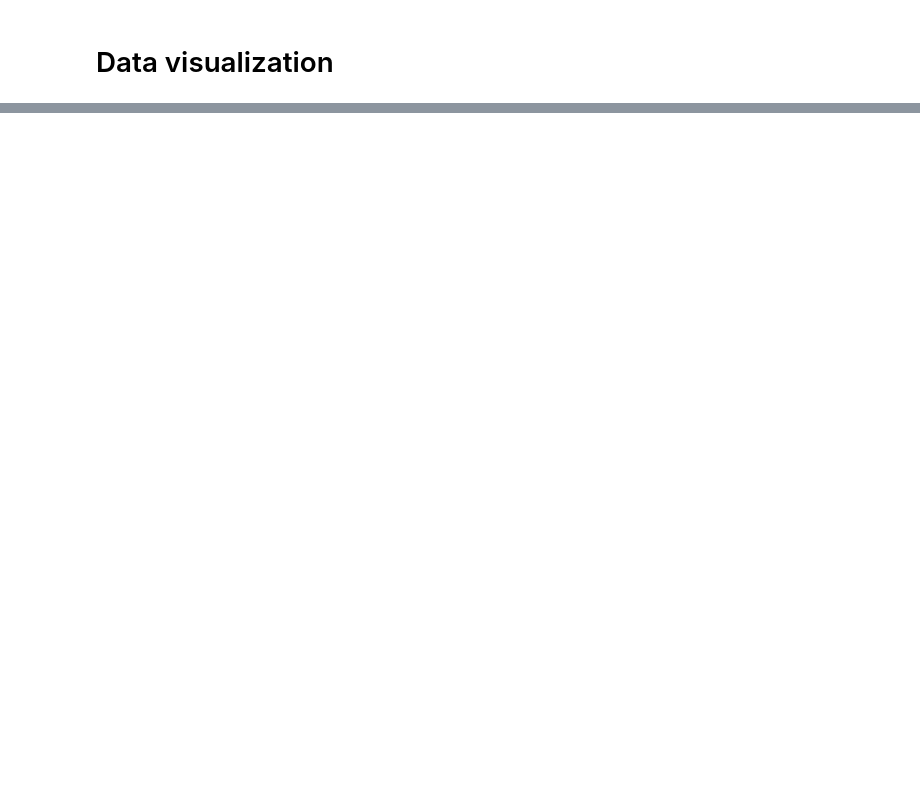
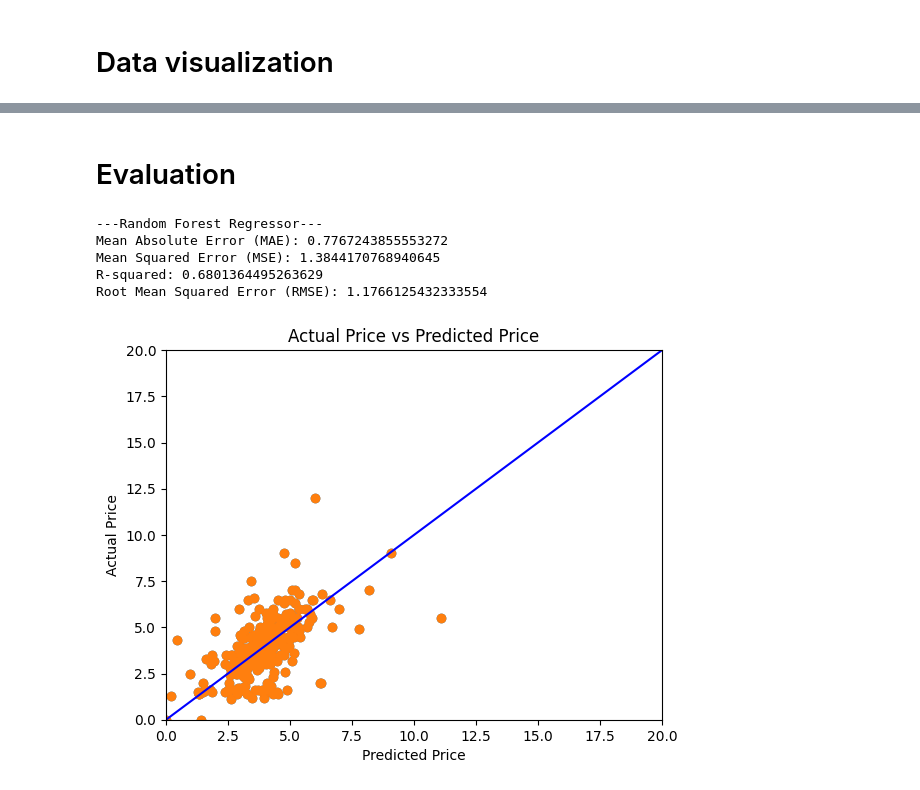
Before and after one commit to bkrental/website-crawler-service, a Jupyter notebook: website_scraper/models/price_predicting_model.ipynb, the cells around one changed output, grey strips where cells are left out. Saved outputs shown, nothing was run; the diff lists cells and outputs as text; code cells hidden in the pictures; blank space fills up the shorter version.

```diff
--- a/website_scraper/models/price_predicting_model.ipynb
+++ b/website_scraper/models/price_predicting_model.ipynb
@@ -49,0 +96,9 @@ plt.show()
+# %%
+# Change province, ward, street from categorical to numerical value
+from sklearn.preprocessing import LabelEncoder
+
+le = LabelEncoder()
+df["district"] = le.fit_transform(df['district'])
+df["province"] = le.fit_transform(df['province'])
+df["ward"] = le.fit_transform(df['ward'])
+df.head()
@@ -49,0 +112,9 @@ plt.show()
+# %%
+X = df.drop('price', axis=1)
+y = df['price']
+X_train, X_test, y_train, y_test = train_test_split(X, y, test_size=0.05, random_state=42)
+# %%
+re_model = RandomForestRegressor(n_estimators=100, random_state=42)
+re_model.fit(X_train, y_train)
+y_pred = re_model.predict(X_test)
+y_pred
@@ -49,0 +139,56 @@ plt.show()
+# %% [markdown]
+# Evaluation
+# %%
+from sklearn.metrics import mean_absolute_error, mean_squared_error, r2_score
+from sklearn.metrics import mean_absolute_error
+
+# Predict the target variable
+y_pred = re_model.predict(X_test)
+
+print('---Random Forest Regressor---')
+
+# Calculate the MAE
+mae = mean_absolute_error(y_test, y_pred)
+print('Mean Absolute Error (MAE):', mae)
+
+# Calculate the MSE
+mse = mean_squared_error(y_test, y_pred)
+print('Mean Squared Error (MSE):', mse)
+
+# Calculate the RSqared
+rsquared = r2_score(y_test, y_pred)
+print('R-squared:', rsquared)
+
+# Calculate the RMSE
+rmse = np.sqrt(mse)
+print('Root Mean Squared Error (RMSE):', rmse)
+# %% [output]
+---Random Forest Regressor---
+Mean Absolute Error (MAE): 0.7767243855553272
+Mean Squared Error (MSE): 1.3844170768940645
+R-squared: 0.6801364495263629
+Root Mean Squared Error (RMSE): 1.1766125432333554
+# %%
+# do a scatter plot of the predicted price vs the actual price
+plt.scatter(y_pred, y_test)
+plt.ylabel('Actual Price')
+import matplotlib.pyplot as plt
+
+
+
+plt.scatter(y_pred, y_test)
+plt.xlabel('Predicted Price')
+plt.ylabel('Actual Price')
+plt.title('Actual Price vs Predicted Price')
+
+limits = [np.min([plt.xlim(), plt.ylim()]),  # min of both axes
+          np.max([plt.xlim(), plt.ylim()])]  # max of both axes
+
+plt.plot(limits, limits, 'b-')  # 'b-' means blue color, solid line
+
+
+plt.xlim(0, 20)
+plt.ylim(0, 20)
+plt.show()
+# %% [output]
+[figure, added]
```
Also changed, not shown: parts of 20 cells of this notebook, 1 other file.
